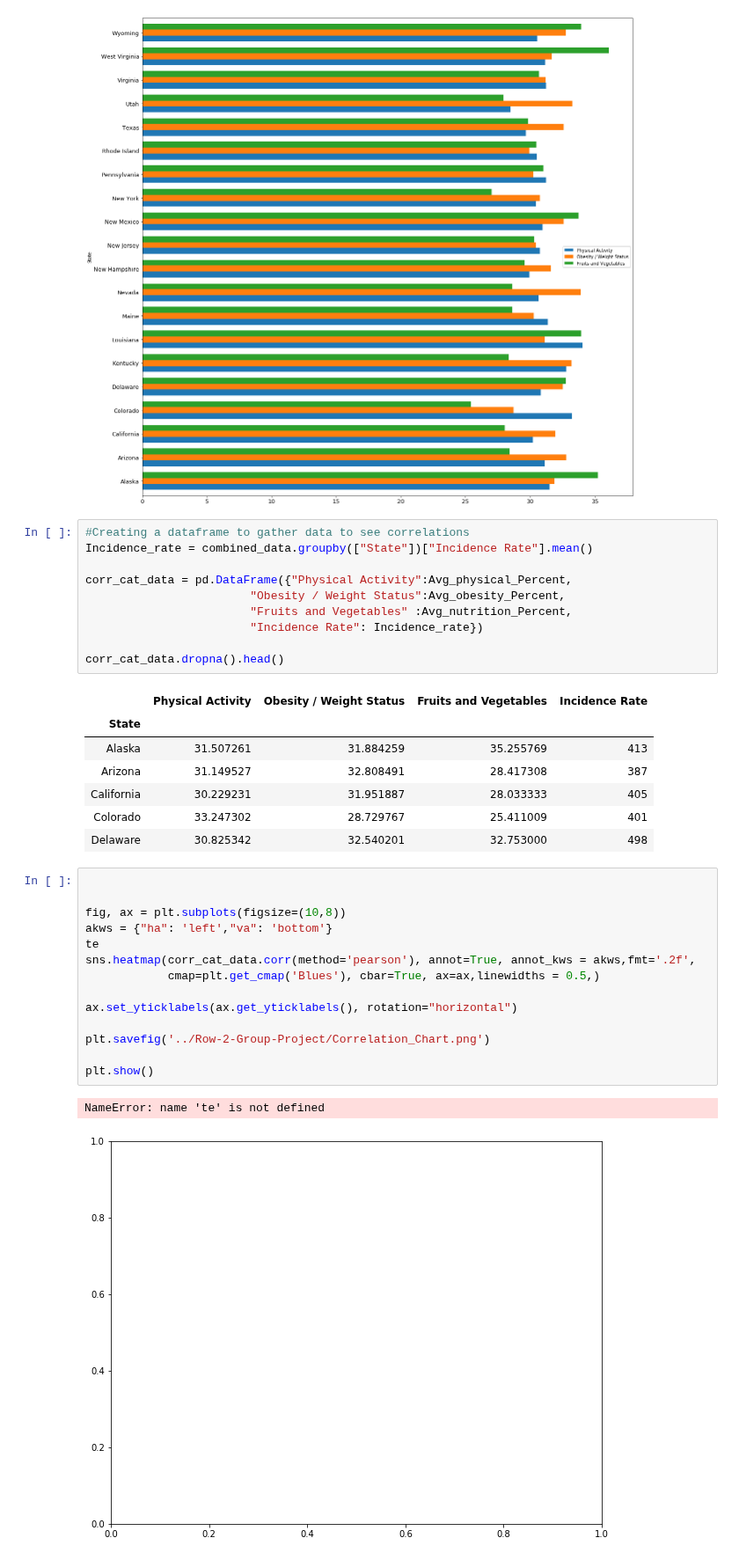
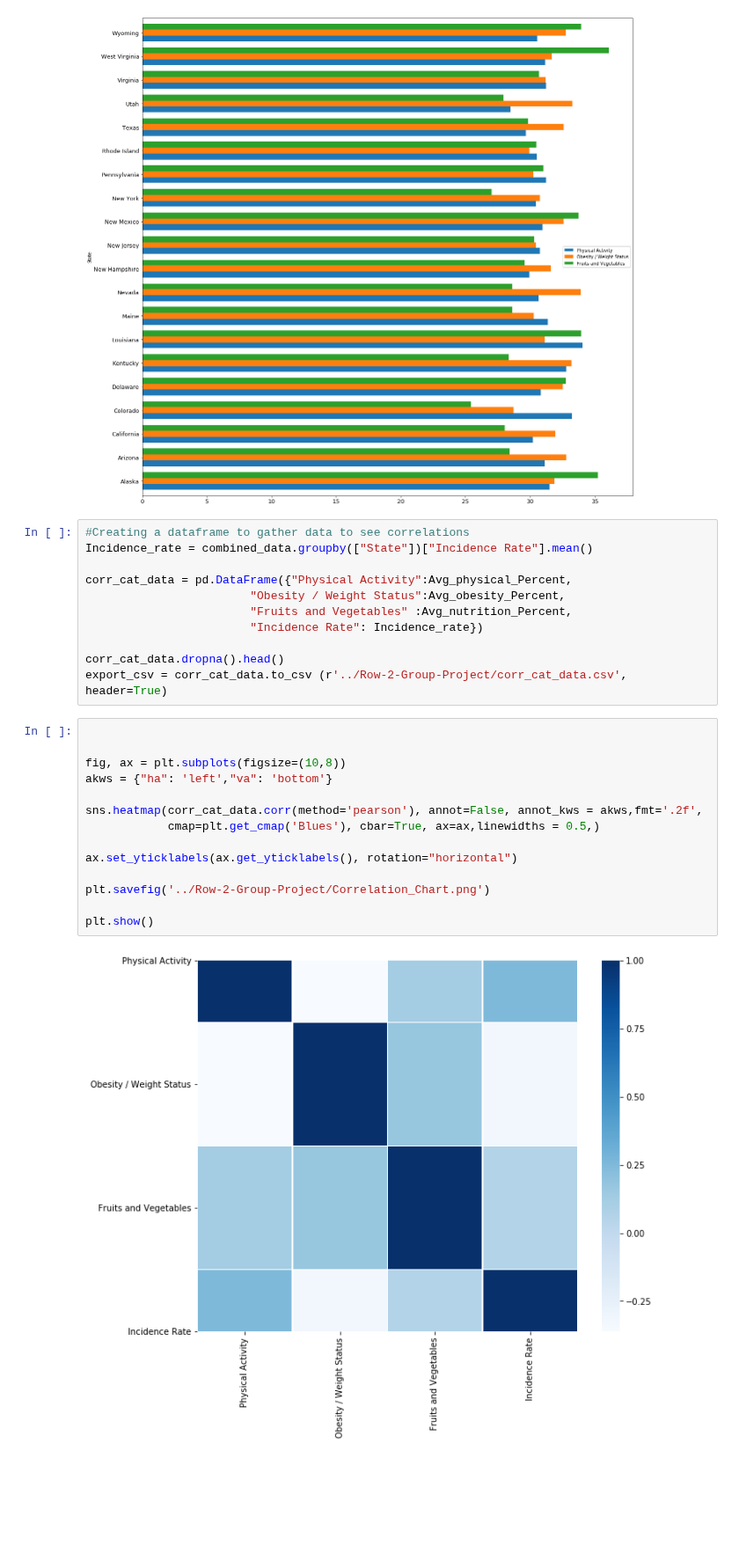
Before and after one commit to settinge/Cancer-and-Nonbiological-Variables, a Jupyter notebook: Lifestyle Data Code.ipynb, the cells around one changed output. Shown at 88% size. Cells and saved outputs as stored; diff of their text form; blank space fills up the shorter version.

```diff
--- a/Lifestyle Data Code.ipynb
+++ b/Lifestyle Data Code.ipynb
@@ -121,31 +108,23 @@ corr_cat_data = pd.DataFrame({"Physical Activity":Avg_physical_Percent,
                         "Incidence Rate": Incidence_rate})
 
 corr_cat_data.dropna().head()
+export_csv = corr_cat_data.to_csv (r'../Row-2-Group-Project/corr_cat_data.csv', header=True)
-# %% [output]
-|  | Physical Activity | Obesity / Weight Status | Fruits and Vegetables | Incidence Rate |
-| State |  |  |  |  |
-| Alaska | 31.507261 | 31.884259 | 35.255769 | 413 |
-| Arizona | 31.149527 | 32.808491 | 28.417308 | 387 |
-| California | 30.229231 | 31.951887 | 28.033333 | 405 |
-| Colorado | 33.247302 | 28.729767 | 25.411009 | 401 |
-| Delaware | 30.825342 | 32.540201 | 32.753000 | 498 |
 # %%
 
 
 fig, ax = plt.subplots(figsize=(10,8))
 akws = {"ha": 'left',"va": 'bottom'}
-te
-sns.heatmap(corr_cat_data.corr(method='pearson'), annot=True, annot_kws = akws,fmt='.2f',
+
+sns.heatmap(corr_cat_data.corr(method='pearson'), annot=False, annot_kws = akws,fmt='.2f',
             cmap=plt.get_cmap('Blues'), cbar=True, ax=ax,linewidths = 0.5,)
 
 ax.set_yticklabels(ax.get_yticklabels(), rotation="horizontal")
 
 plt.savefig('../Row-2-Group-Project/Correlation_Chart.png')
 
 plt.show()
 # %% [output]
-NameError: name 'te' is not defined
-[figure, old version]
+[figure, new version]
 # %%
 x_values = cat_data["Physical Activity"]
 y_values = corr_cat_data["Incidence Rate"]
```
Also changed, not shown: parts of 2 cells of this notebook, 3 other files.
